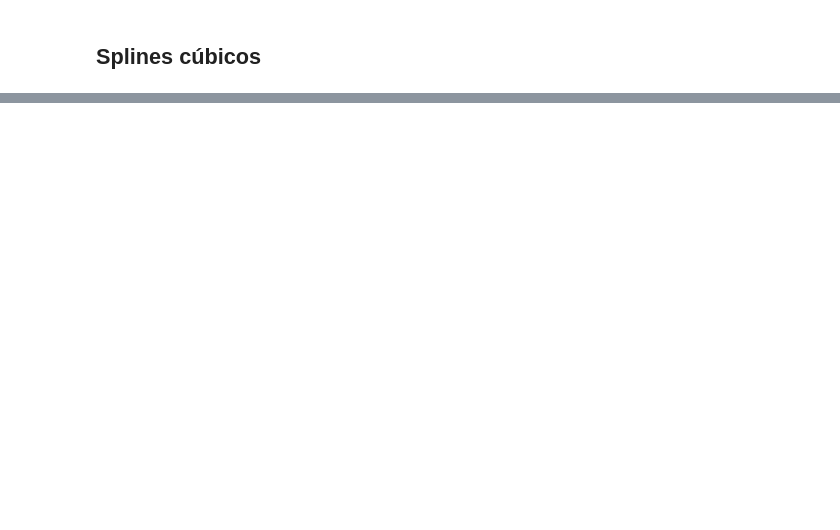
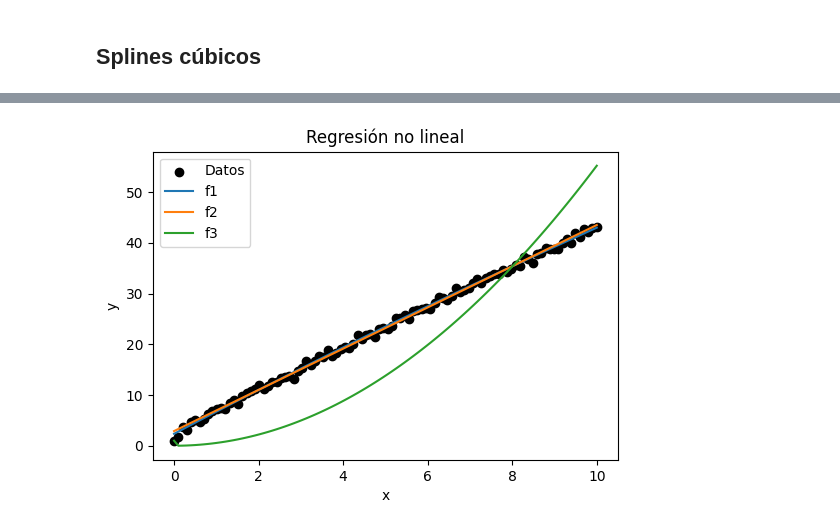
Before and after one commit to Jacobo24/Talleres_sim_num, a Jupyter notebook: Parcial 1/Examen_Parcial1.ipynb, the cells around one changed output, grey strips where cells are left out. Cells and saved outputs as stored; diff of their text form; code cells hidden in the pictures; blank space fills up the shorter version.

```diff
--- a/Parcial 1/Examen_Parcial1.ipynb
+++ b/Parcial 1/Examen_Parcial1.ipynb
@@ -131,0 +178,37 @@ plt.show()
+# %%
+# Cargar los datos
+data = np.loadtxt('../Parcial 1/Datos.txt')
+x = data[:, 0]
+y = data[:, 1]
+
+# Ajustar valores negativos sumando un desplazamiento
+min_y = min(y)
+if min_y < 0:
+    y += abs(min_y) + 1  # Desplazamos hacia arriba
+
+
+# Ajuste de regresión no lineal a las funciones dadas
+def func1(x, a0, a1, a2):
+    return a0 - a1 * np.exp(-a2 * x)
+
+def func2(x, a0, a1, a2):
+    return a0 * x - a1 * np.exp(-a2 * x)
+
+def func3(x, a0, a1, a2):
+    return a0 * x**2 - a1 * np.exp(-a2 * x)
+
+# Ajustar y graficar las funciones
+plt.figure(figsize=(6, 4))
+plt.scatter(x, y, label='Datos', color='black')
+
+for func, label in zip([func1, func2, func3], ['f1', 'f2', 'f3']):
+    params, _ = curve_fit(func, x, y, p0=[1, 1, 1])
+    plt.plot(x_fit, func(x_fit, *params), label=label)
+
+plt.legend()
+plt.xlabel('x')
+plt.ylabel('y')
+plt.title('Regresión no lineal')
+plt.show()
+# %% [output]
+[figure, added]
```
Also changed, not shown: parts of 4 cells of this notebook, 7 other files.
